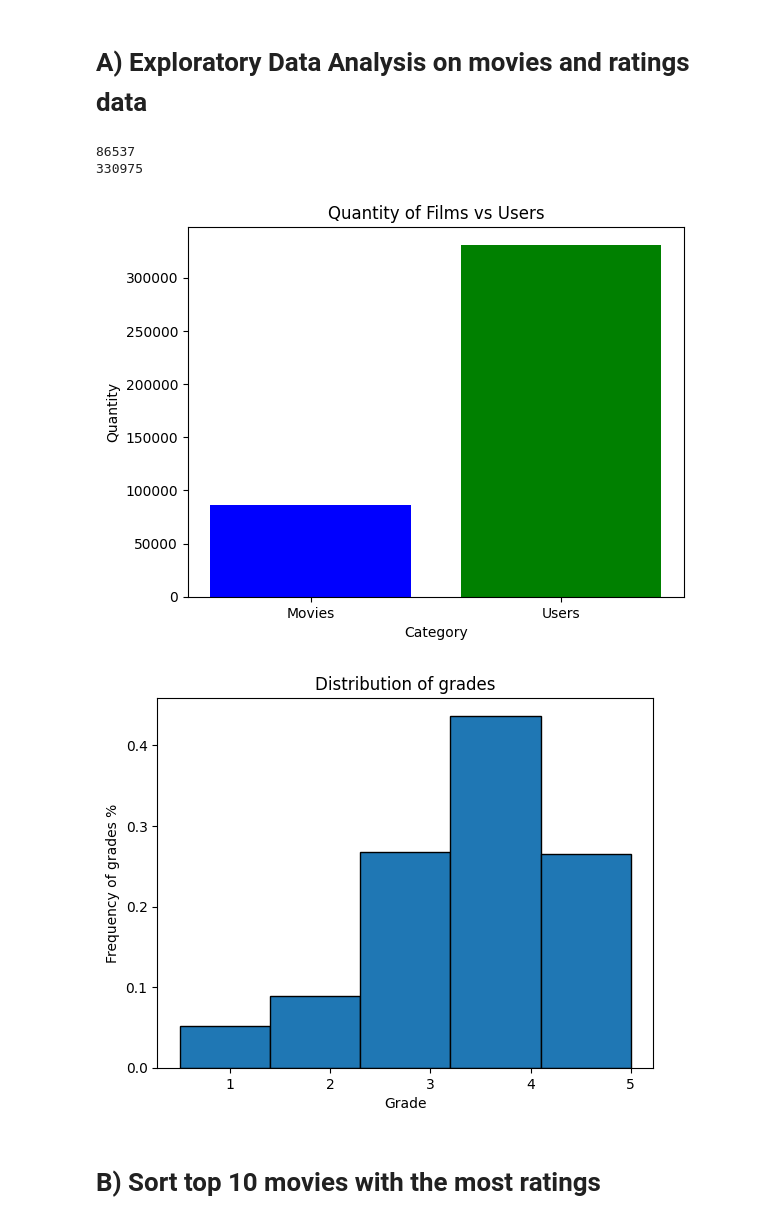
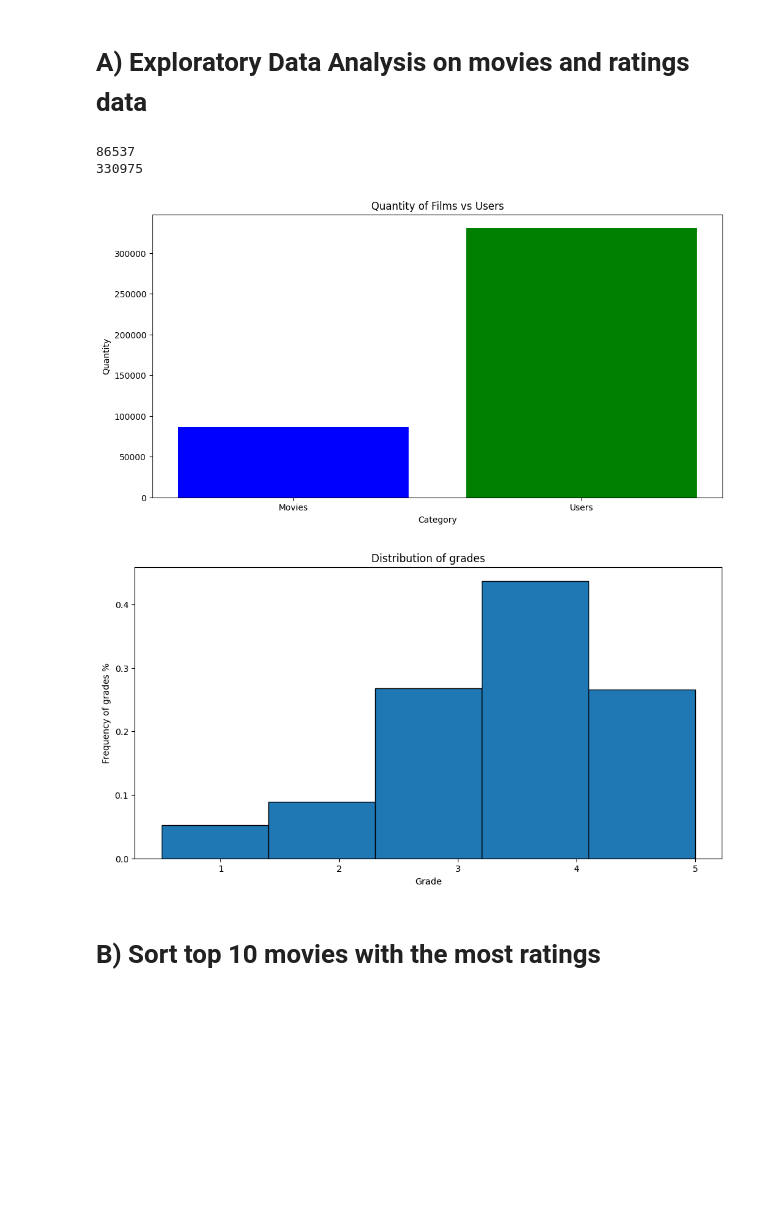
Before and after one commit to KevinKinnunen/AI-Kevin-Kinnunen-OPA23, a Jupyter notebook: labs/lab1/recommender_system.ipynb, the cells around one changed output. Saved outputs shown, nothing was run; the diff lists cells and outputs as text; code cells hidden in the pictures; blank space fills up the shorter version.

```diff
--- a/labs/lab1/recommender_system.ipynb
+++ b/labs/lab1/recommender_system.ipynb
@@ -38,29 +40,31 @@ First few rows of ratings DataFrame:
 # %%
 # Quantity of films and users
 num_movies=df_movies['movieId'].nunique()
 num_users=df_ratings['userId'].nunique()
 print(num_movies)
 print(num_users)
 
 # Quantity of movies vs users in bar plot
+plt.figure(figsize=(12, 6))
 plt.bar(['Movies', 'Users'], [num_movies, num_users], color=['blue', 'green'])
 plt.title('Quantity of Films vs Users')
 plt.xlabel('Category')
 plt.ylabel('Quantity')
 plt.show()
 
 # Distribution of grades
+plt.figure(figsize=(12, 6))
 plt.hist(df_ratings['rating'], bins=5, edgecolor='black', density=True)  # Uppdaterad med density=True
 plt.title('Distribution of grades')
 plt.xlabel('Grade')
 plt.ylabel('Frequency of grades %')
 plt.xticks(range(1, 6))
 plt.show()
 # %% [output]
 86537
 330975
-[figure, old version]
+[figure, new version]
-[figure, old version]
+[figure, new version]
 # %% [markdown]
 # B) Sort top 10 movies with the most ratings
 # %%
```
Also changed, not shown: parts of 9 cells of this notebook.
